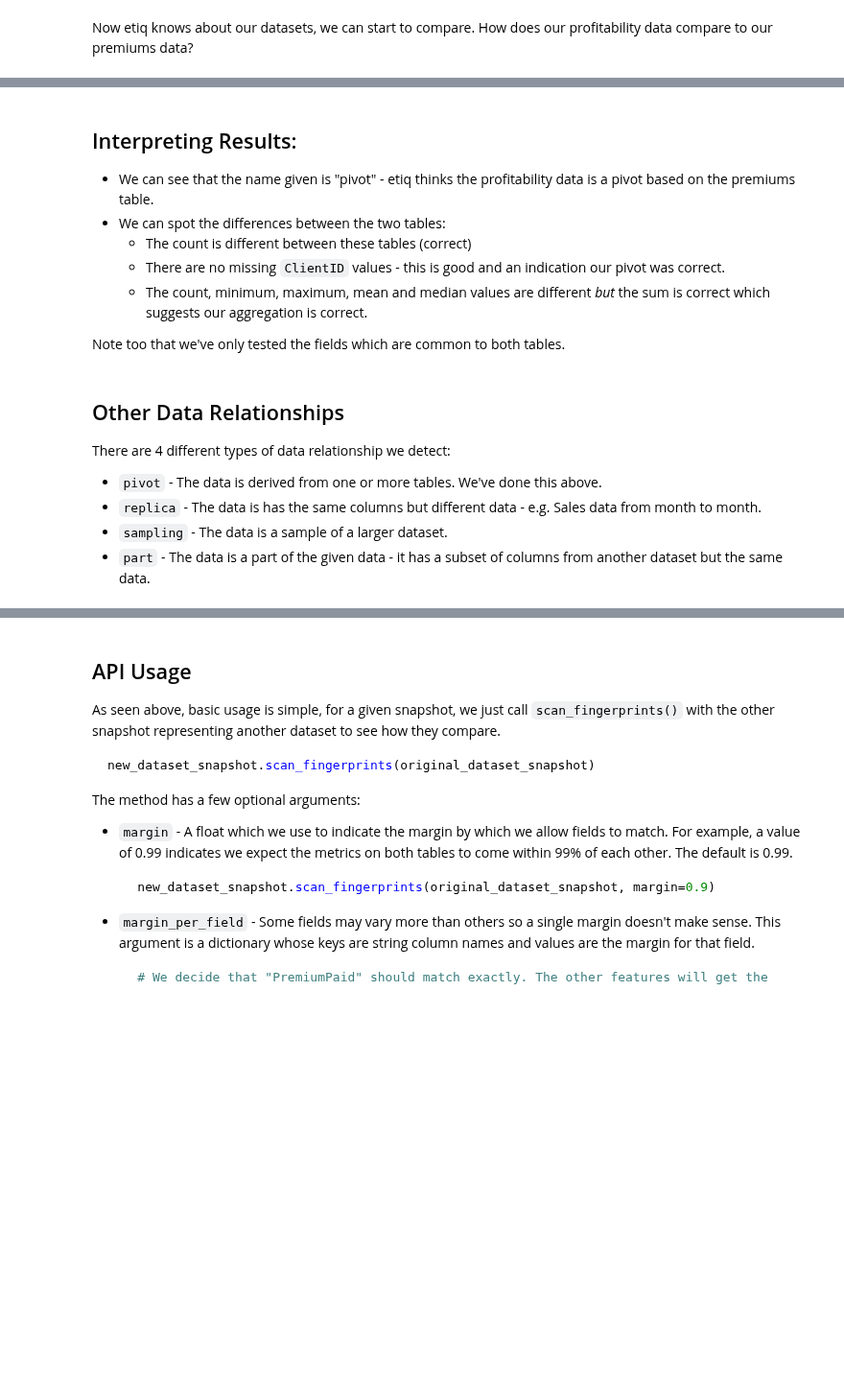
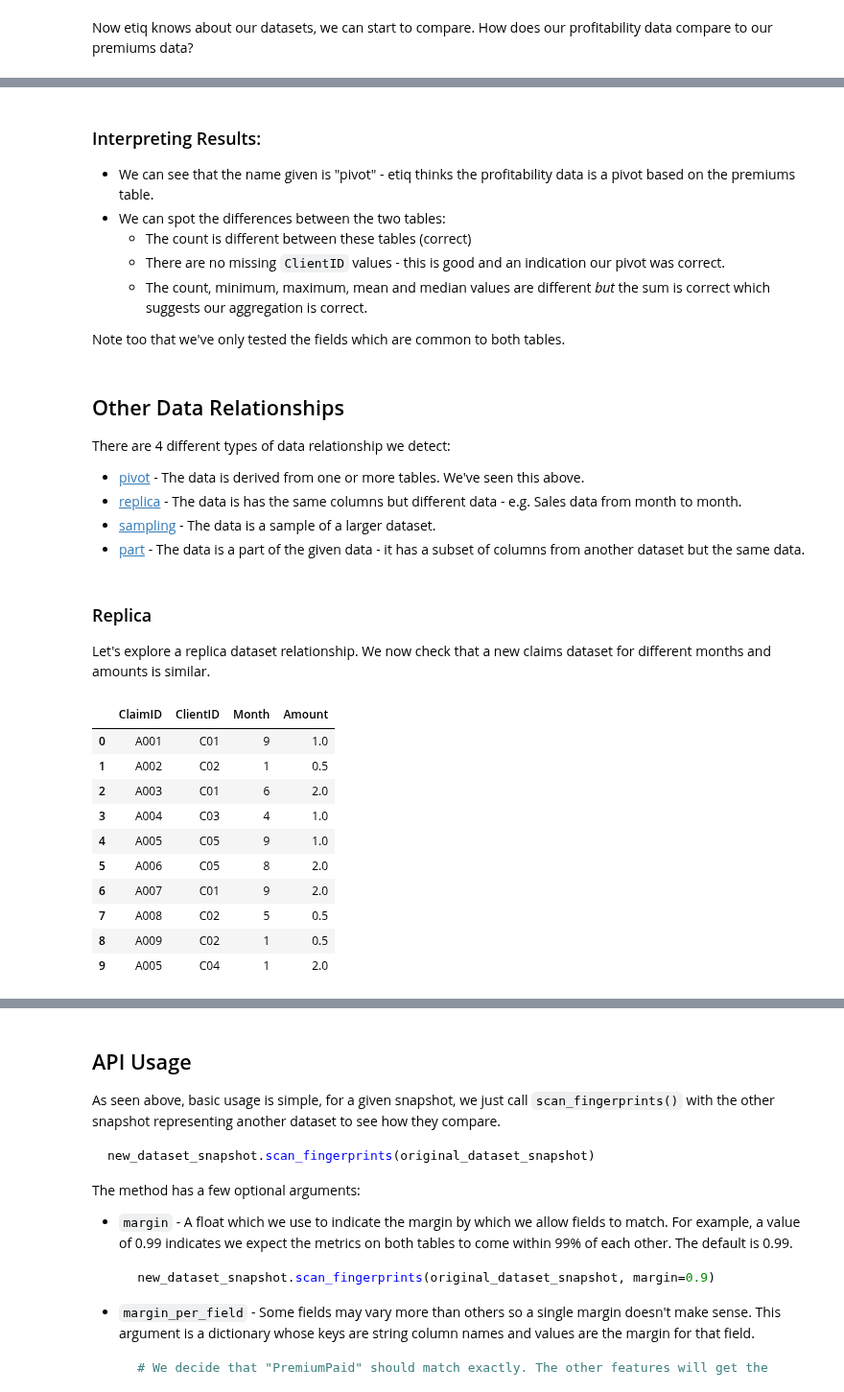
Before and after one commit to ETIQ-AI/ml-testing, a Jupyter notebook: Scans by type/Fingerprint/fingerprinting.ipynb, the cells around one changed output, grey strips where cells are left out. Shown at 96% size. Drawn from its saved outputs; the diff is of its cells as text; code cells hidden in the pictures; blank space fills up the shorter version.

Commit message:
Document other three relationships asserting they work

```diff
--- a/Scans by type/Fingerprint/fingerprinting.ipynb
+++ b/Scans by type/Fingerprint/fingerprinting.ipynb
@@ -163,5 +167,5 @@ INFO:etiq.pipeline.BasePipeline0403:Completed pipeline
 # %% [markdown]
-## Interpreting Results:
+### Interpreting Results:
 
 * We can see that the name given is "pivot" - etiq thinks the profitability data is a pivot based on the premiums table.
 * We can spot the differences between the two tables:
@@ -175,7 +179,30 @@ Note too that we've only tested the fields which are common to both tables.
 
 There are 4 different types of data relationship we detect:
 
-* `pivot` - The data is derived from one or more tables. We've done this above.
-* `replica` - The data is has the same columns but different data - e.g. Sales data from month to month.
-* `sampling` - The data is a sample of a larger dataset.
-* `part` - The data is a part of the given data - it has a subset of columns from another dataset but the same data.
+* [pivot](#pivot) - The data is derived from one or more tables. We've seen this above.
+* [replica](#replica) - The data is has the same columns but different data - e.g. Sales data from month to month.
+* [sampling](#sampling) - The data is a sample of a larger dataset.
+* [part](#part) - The data is a part of the given data - it has a subset of columns from another dataset but the same data.
+# %% [markdown]
+### Replica
+
+Let's explore a replica dataset relationship. We now check that a new claims dataset for different months and amounts is similar.
+# %%
+replica_claims_df = claims_df.copy()
+
+replica_claims_df.Month = np.random.randint(1, 12, size=claims_df.shape[0])
+replica_claims_df.Amount = np.random.choice([0.5, 1.0, 2.0], size=claims_df.shape[0])
+
+replica_claims_df
+# %% [output]
+|  | ClaimID | ClientID | Month | Amount |
+| 0 | A001 | C01 | 9 | 1.0 |
+| 1 | A002 | C02 | 1 | 0.5 |
+| 2 | A003 | C01 | 6 | 2.0 |
+| 3 | A004 | C03 | 4 | 1.0 |
+| 4 | A005 | C05 | 9 | 1.0 |
+| 5 | A006 | C05 | 8 | 2.0 |
+| 6 | A007 | C01 | 9 | 2.0 |
+| 7 | A008 | C02 | 5 | 0.5 |
+| 8 | A009 | C02 | 1 | 0.5 |
+| 9 | A005 | C04 | 1 | 2.0 |
```
Also changed, not shown: parts of 13 cells of this notebook.
